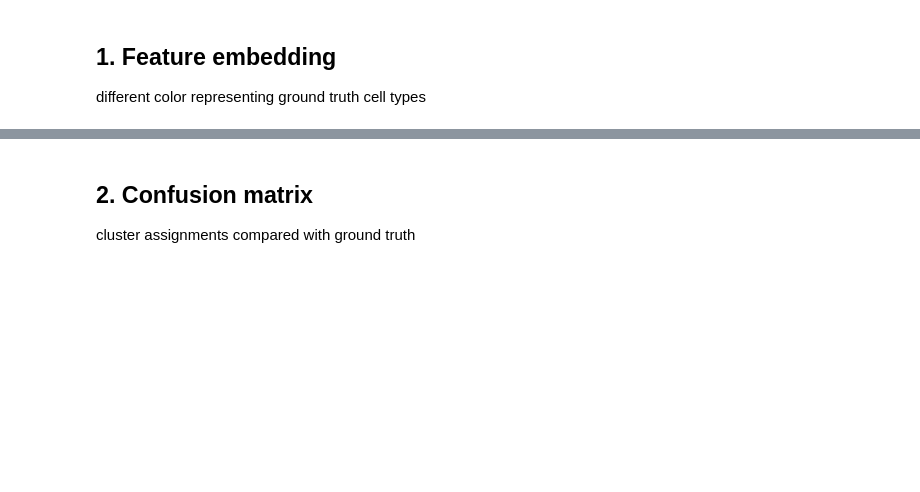
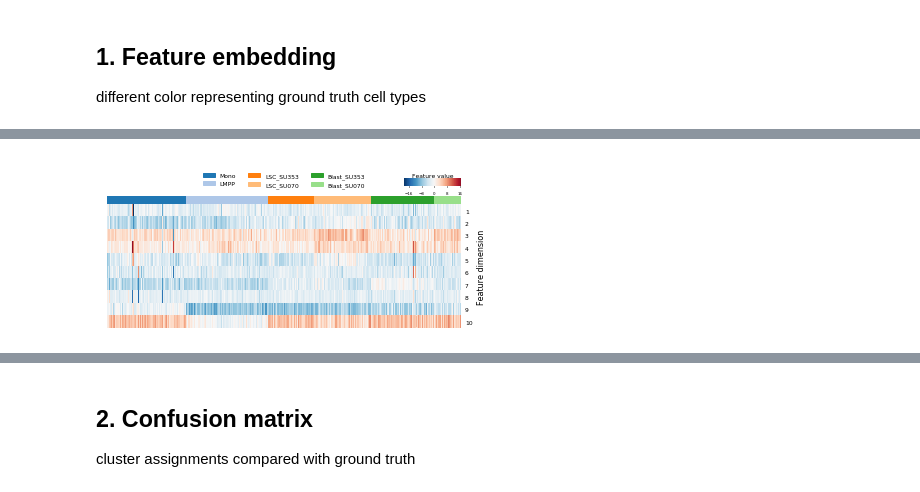
Before and after one commit to jsxlei/SCALE, a Jupyter notebook: notebooks/tutorial.ipynb, the cells around one changed output, grey strips where cells are left out. Saved outputs shown, nothing was run; the diff lists cells and outputs as text; code cells hidden in the pictures; blank space fills up the shorter version.

```diff
--- a/notebooks/tutorial.ipynb
+++ b/notebooks/tutorial.ipynb
@@ -98,0 +99,9 @@ plot_embedding(feature, y, classes=classes, markersize=10, figsize=(4,4), legend
+# %%
+plot_heatmap(feature.T, y, classes=classes,
+             figsize=(8, 3), cmap='RdBu_r', #vmax=8, vmin=-8,
+             ylabel='Feature dimension', yticklabels=np.arange(10)+1,
+             cax_title='Feature value',
+             row_cluster=False, legend_font=6,
+             center=0)
+# %% [output]
+[figure, added]
```
Also changed, not shown: parts of 9 cells of this notebook, 11 other files.
